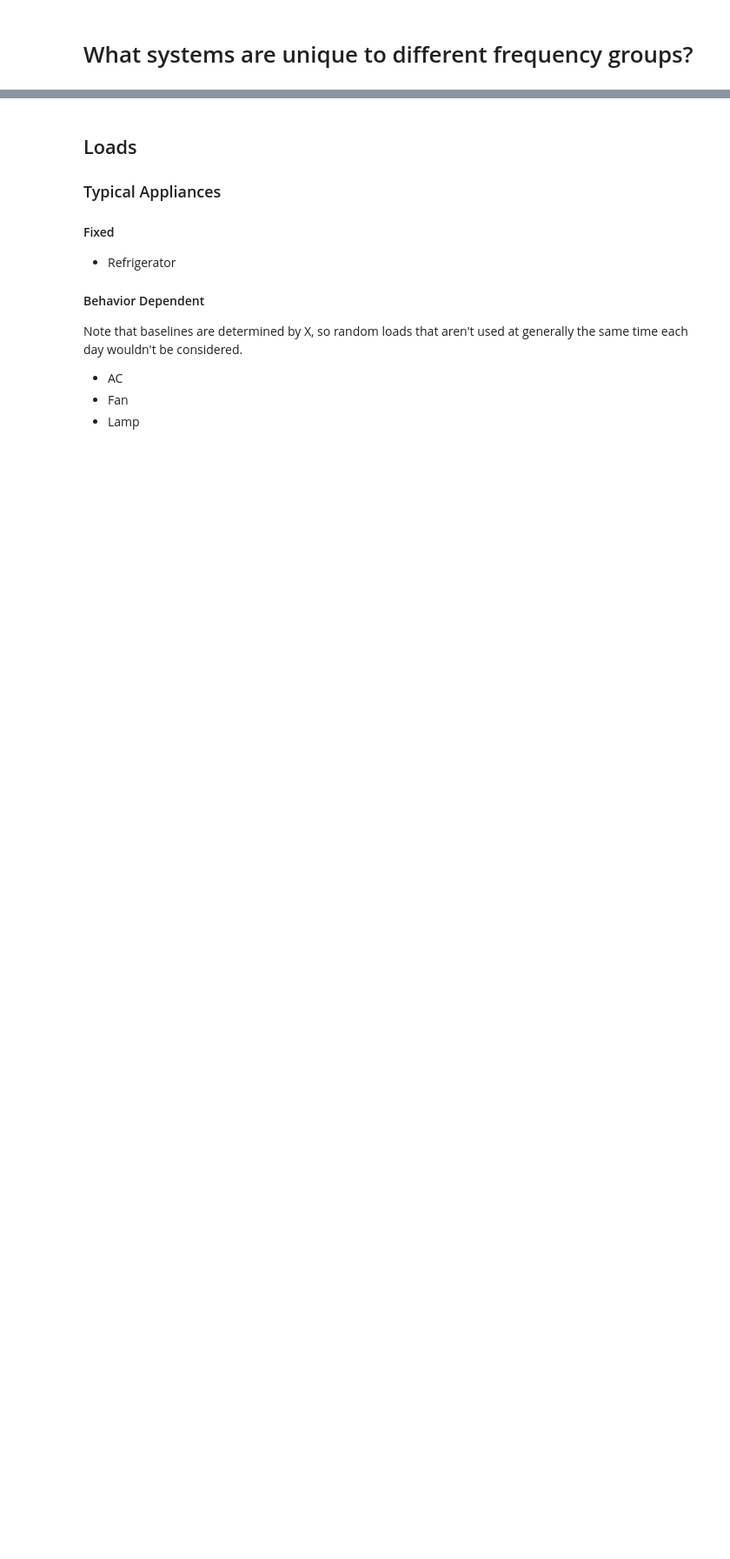
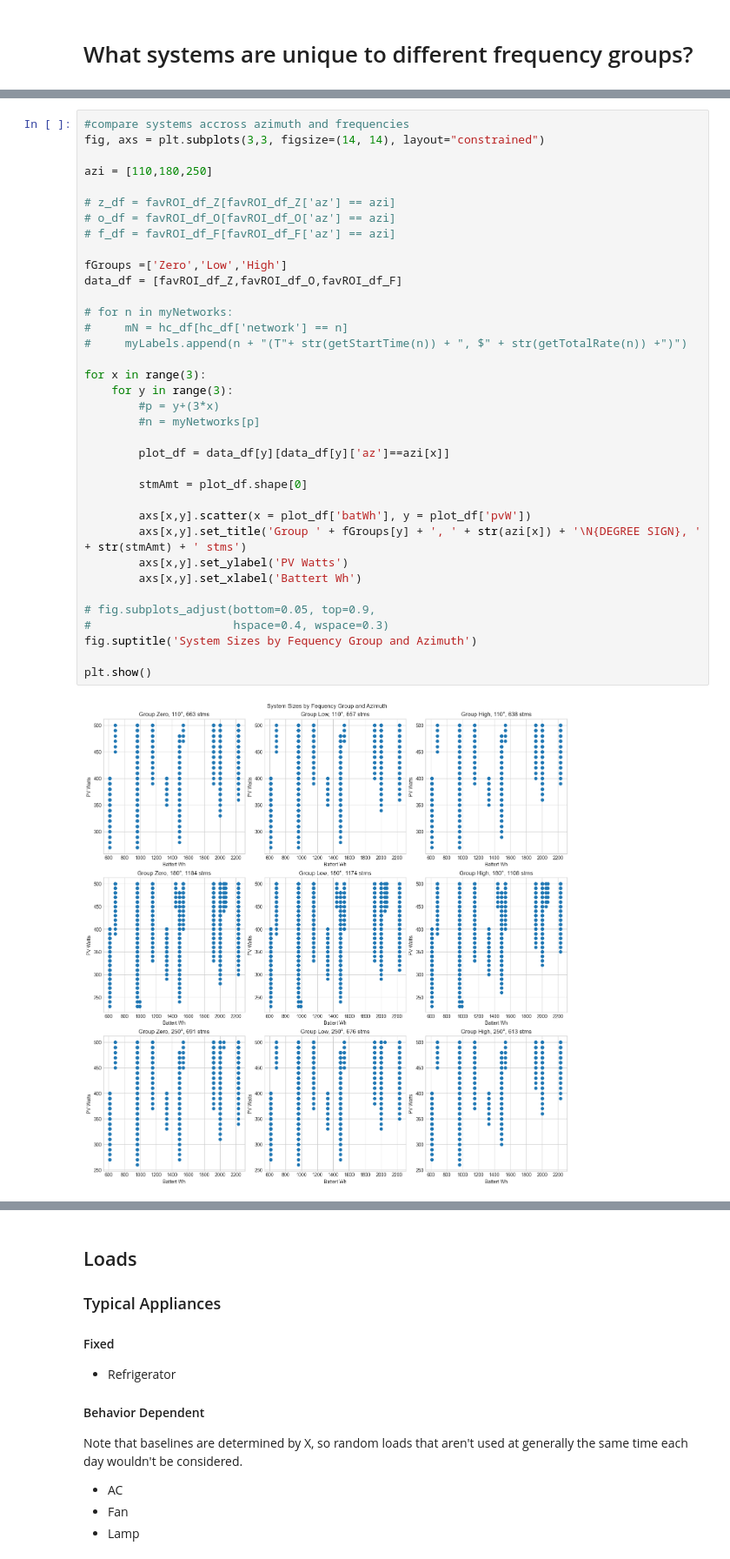
Before and after one commit to alexnathanson/TEA_AggregatedOffGridPVPowerStations, a Jupyter notebook: analysis.ipynb, the cells around one changed output, grey strips where cells are left out. Shown at 87% size. Cells and saved outputs as stored; diff of their text form; blank space fills up the shorter version.

```diff
--- a/analysis.ipynb
+++ b/analysis.ipynb
@@ -1612,0 +1561,38 @@ plt.show()
+# %%
+#compare systems accross azimuth and frequencies
+fig, axs = plt.subplots(3,3, figsize=(14, 14), layout="constrained")
+
+azi = [110,180,250]
+
+# z_df = favROI_df_Z[favROI_df_Z['az'] == azi]
+# o_df = favROI_df_O[favROI_df_O['az'] == azi]
+# f_df = favROI_df_F[favROI_df_F['az'] == azi]
+
+fGroups =['Zero','Low','High']
+data_df = [favROI_df_Z,favROI_df_O,favROI_df_F]
+
+# for n in myNetworks:
+#     mN = hc_df[hc_df['network'] == n]
+#     myLabels.append(n + "(T"+ str(getStartTime(n)) + ", $" + str(getTotalRate(n)) +")")
+
+for x in range(3):
+    for y in range(3):
+        #p = y+(3*x)
+        #n = myNetworks[p]
+
+        plot_df = data_df[y][data_df[y]['az']==azi[x]]
+
+        stmAmt = plot_df.shape[0]
+
+        axs[x,y].scatter(x = plot_df['batWh'], y = plot_df['pvW'])
+        axs[x,y].set_title('Group ' + fGroups[y] + ', ' + str(azi[x]) + '\N{DEGREE SIGN}, ' + str(stmAmt) + ' stms')
+        axs[x,y].set_ylabel('PV Watts')
+        axs[x,y].set_xlabel('Battert Wh')
+
+# fig.subplots_adjust(bottom=0.05, top=0.9,
+#                     hspace=0.4, wspace=0.3)
+fig.suptitle('System Sizes by Fequency Group and Azimuth')
+
+plt.show()
+# %% [output]
+[figure, added]
```
Also changed, not shown: parts of 33 cells of this notebook.
